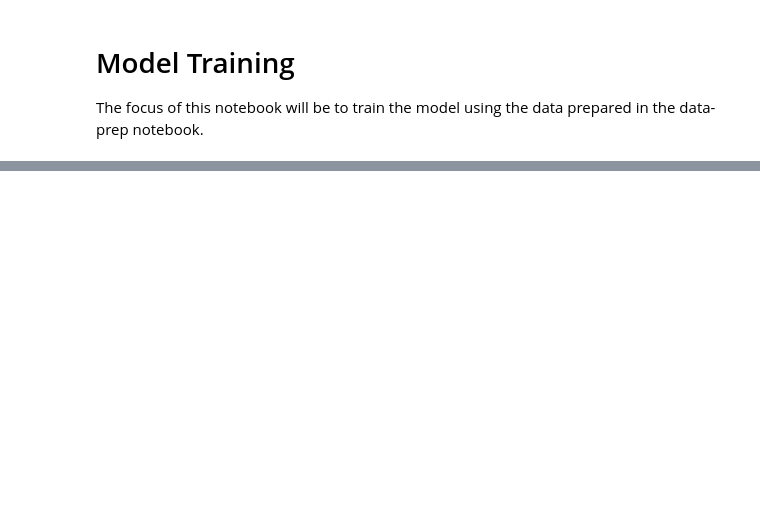
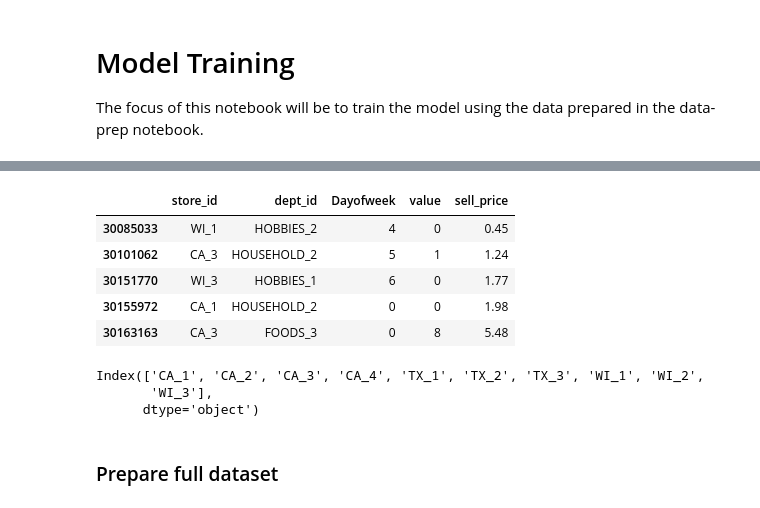
Before and after one commit to vishaladu/dl, a Jupyter notebook: competitions/m5-accuracy/model-training.ipynb, the cells around one changed output, grey strips where cells are left out. Cells and saved outputs as stored; diff of their text form; code cells hidden in the pictures; blank space fills up the shorter version.

```diff
--- a/competitions/m5-accuracy/model-training.ipynb
+++ b/competitions/m5-accuracy/model-training.ipynb
@@ -32,0 +111,15 @@ train_df.head().T
+# %%
+small_test_df.head()
+# %% [output]
+|  | store_id | dept_id | Dayofweek | value | sell_price |
+| 30085033 | WI_1 | HOBBIES_2 | 4 | 0 | 0.45 |
+| 30101062 | CA_3 | HOUSEHOLD_2 | 5 | 1 | 1.24 |
+| 30151770 | WI_3 | HOBBIES_1 | 6 | 0 | 1.77 |
+| 30155972 | CA_1 | HOUSEHOLD_2 | 0 | 0 | 1.98 |
+| 30163163 | CA_3 | FOODS_3 | 0 | 8 | 5.48 |
+# %%
+small_train_df.store_id.cat.categories
+# %% [output]
+Index(['CA_1', 'CA_2', 'CA_3', 'CA_4', 'TX_1', 'TX_2', 'TX_3', 'WI_1', 'WI_2',
+       'WI_3'],
+      dtype='object')
@@ -32,0 +130,2 @@ train_df.head().T
+# %% [markdown]
+### Prepare full dataset
```
Also changed, not shown: parts of 23 cells of this notebook, 1 other file.
